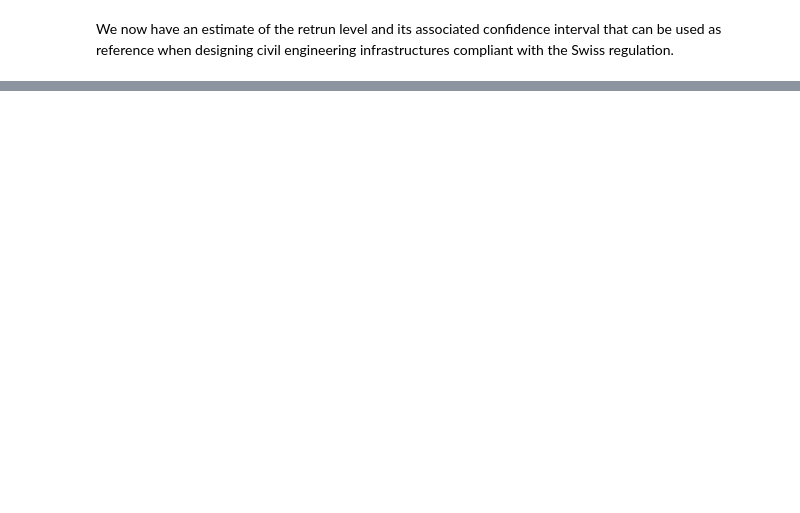
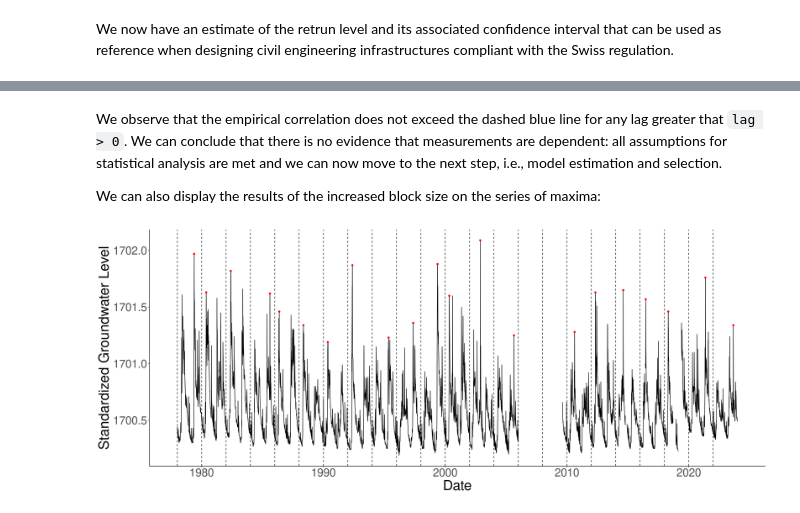
Before and after one commit to foen-admin-ch/groundwater-extreme-analysis, a Jupyter notebook: notebooks/example_2.ipynb, the cells around one changed output, grey strips where cells are left out. Saved outputs shown, nothing was run; the diff lists cells and outputs as text; code cells hidden in the pictures; blank space fills up the shorter version.

```diff
--- a/notebooks/example_2.ipynb
+++ b/notebooks/example_2.ipynb
@@ -254,0 +293,16 @@ We now have an estimate of the retrun level and its associated confidence interv
+# %% [markdown]
+We observe that the empirical correlation does not exceed the dashed blue line for any lag greater that `lag > 0`. We can conclude that there is no evidence that measurements are dependent: all assumptions for statistical analysis are met and we can now move to the next step, i.e., model estimation and selection.
+
+We can also display the results of the increased block size on the series of maxima:
+# %%
+# Use the ggplot2 package to display the time series
+ggplot(data) + #create plot object
+    geom_line(data = data, aes(x = Zeitstempel, y = Wert)) + # add time series of measurements
+    geom_point(data = data_yearly_maxima_largerblock, aes(x = Date_maxima, y = Max), color = "red") + #add maxima as red points
+    geom_vline(xintercept = dmy(paste0("01-01-",seq(min(data$Jahre), max(data$Jahre), by = 2))), linetype = "dashed") + #add vertical line for each year
+    theme_classic() +
+    theme(text = element_text(size = 30))+
+    xlab("Date") +
+    ylab("Standardized Groundwater Level")
+# %% [output]
+[figure, added]
```
Also changed, not shown: parts of 17 cells of this notebook, 1 other file.
